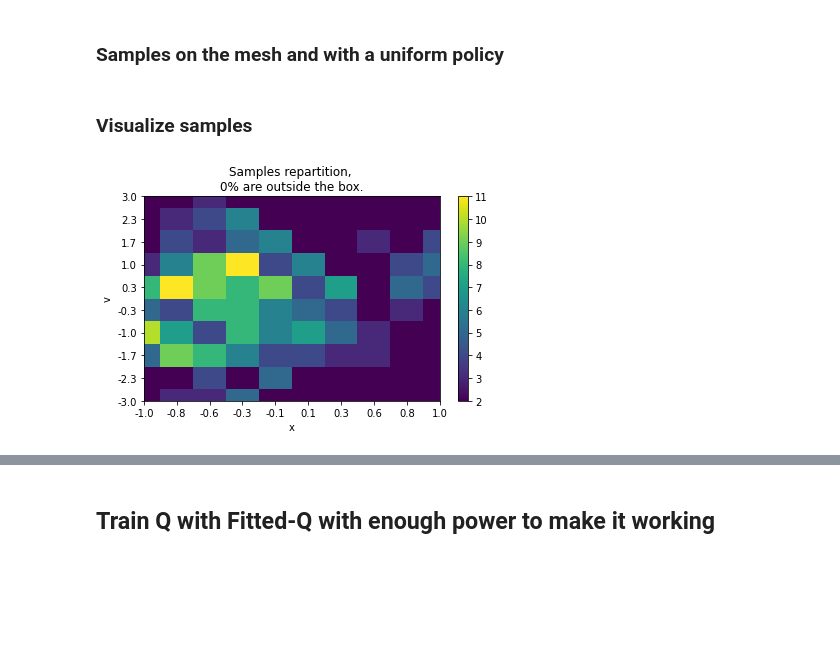
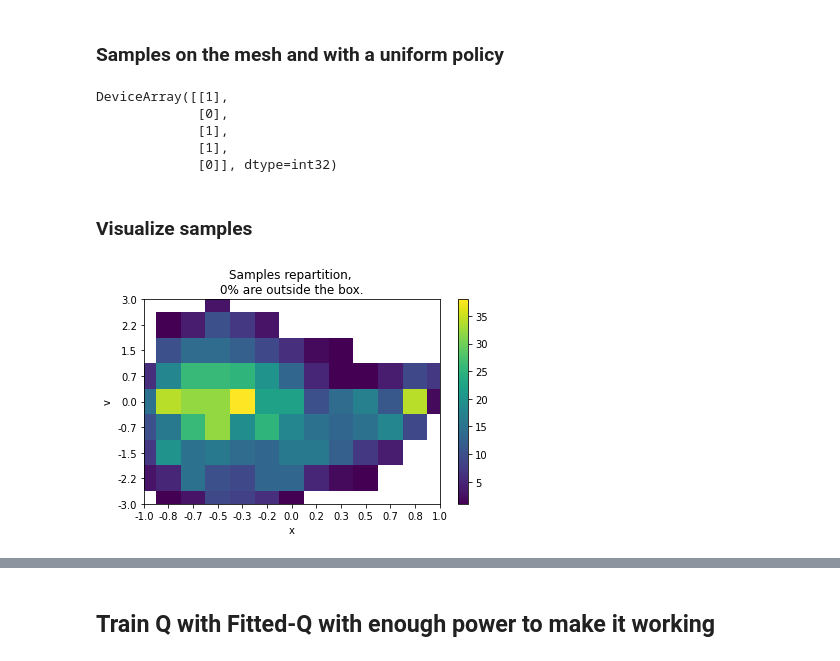
Before and after one commit to theovincent/PBO, a Jupyter notebook: pbo_car_on_hill.ipynb, the cells around one changed output, grey strips where cells are left out. Drawn from its saved outputs; the diff is of its cells as text; code cells hidden in the pictures; blank space fills up the shorter version.

```diff
--- a/pbo_car_on_hill.ipynb
+++ b/pbo_car_on_hill.ipynb
@@ -55,18 +54,20 @@ WARNING:absl:No GPU/TPU found, falling back to CPU. (Set TF_CPP_MIN_LOG_LEVEL=0
 # %%
 from pbo.environment.car_on_hill import CarOnHillEnv
 
+
 max_pos = 1.0
 max_velocity = 3.0
-margin = 0.01
-max_pos_margin = max_pos - margin
-max_velocity_margin = max_velocity - margin
+max_pos_margin = max_pos - state_x_margin
+max_velocity_margin = max_velocity - state_v_margin
+max_pos_margin_visu = max_pos - margin_visu
+max_velocity_margin_visu = max_velocity - margin_visu
 
-states_x_visu = jnp.linspace(-max_pos_margin, max_pos_margin, n_states_x_visu)
-boxes_x_size = (2 * max_pos_margin) / (n_states_x_visu - 1)
-states_x_boxes = (np.linspace(-max_pos_margin, max_pos_margin + boxes_x_size, n_states_x_visu + 1) - boxes_x_size / 2)
-states_v_visu = jnp.linspace(-max_velocity_margin, max_velocity_margin, n_states_v_visu)
-boxes_v_size = (2 * max_velocity_margin) / (n_states_v_visu - 1)
-states_v_boxes = (np.linspace(-max_velocity_margin, max_velocity_margin + boxes_v_size, n_states_v_visu + 1) - boxes_v_size / 2)
+states_x_visu = jnp.linspace(-max_pos_margin_visu, max_pos_margin_visu, n_states_x_visu)
+boxes_x_size = (2 * max_pos_margin_visu) / (n_states_x_visu - 1)
+states_x_boxes = (np.linspace(-max_pos_margin_visu, max_pos_margin_visu + boxes_x_size, n_states_x_visu + 1) - boxes_x_size / 2)
+states_v_visu = jnp.linspace(-max_velocity_margin_visu, max_velocity_margin_visu, n_states_v_visu)
+boxes_v_size = (2 * max_velocity_margin_visu) / (n_states_v_visu - 1)
+states_v_boxes = (np.linspace(-max_velocity_margin_visu, max_velocity_margin_visu + boxes_v_size, n_states_v_visu + 1) - boxes_v_size / 2)
 
 
 env = CarOnHillEnv(max_pos, max_velocity, gamma)
@@ -80,18 +81,10 @@ from pbo.sample_collection.replay_buffer import ReplayBuffer
 
 replay_buffer = ReplayBuffer()
 
-for state_x in jnp.linspace(-max_state_x, max_state_x, n_states_x):
-    for state_v in jnp.linspace(-max_state_v, max_state_v, n_states_v):
-        state = jnp.array([state_x, state_v])
+env.reset()
+for idx_sample in range(n_samples):
+    state = env.state
 
-        for action in jnp.arange(n_actions):
-            env.reset(state)
-            next_state, reward, absorbing, _ = env.step(jnp.array([action]))
-
-            replay_buffer.add(state, jnp.array([action]), reward, next_state, absorbing)
-
-env.reset()
-for idx_sample in range(n_uniform_samples):
     sample_key, key = jax.random.split(sample_key)
     if jax.random.uniform(key) > 0.5:
         action = jnp.array([0])
@@ -99,26 +92,35 @@ for idx_sample in range(n_uniform_samples):
         action = jnp.array([1])
     next_state, reward, absorbing, _ = env.step(action)
 
-    replay_buffer.add(env.state, action, reward, next_state, absorbing)
+    replay_buffer.add(state, action, reward, next_state, absorbing)
 
     if absorbing:
         sample_key, key = jax.random.split(sample_key)
         env.reset(jax.random.uniform(key, (2,), minval=jnp.array([-max_pos_margin, -max_velocity_margin]), maxval=jnp.array([max_pos_margin, max_velocity_margin])))
 
 replay_buffer.cast_to_jax_array()
+assert sum(replay_buffer.rewards == 1) > 0, "No positive reward has been sampled, please do something!"
+# %%
+replay_buffer.actions[(replay_buffer.rewards == 1).flatten()]
+# %% [output]
+DeviceArray([[1],
+             [0],
+             [1],
+             [1],
+             [0]], dtype=int32)
 # %% [markdown]
 ### Visualize samples
 # %%
 from pbo.sample_collection.count_samples import count_samples
 from pbo.utils.two_dimesions_mesh import TwoDimesionsMesh
 
 
-samples_count, n_outside_boxes = count_samples(replay_buffer.states[:, 0], replay_buffer.states[:, 1], states_x_boxes, states_v_boxes)
+samples_count, n_outside_boxes, rewards_count = count_samples(replay_buffer.states[:, 0], replay_buffer.states[:, 1], states_x_boxes, states_v_boxes, replay_buffer.rewards)
 samples_visu_mesh = TwoDimesionsMesh(states_x_visu, states_v_visu, sleeping_time=0, axis_equal=False)
 
 samples_visu_mesh.set_values(samples_count, zeros_to_nan=True)
 samples_visu_mesh.show(
     f"Samples repartition, \n{int(100 * n_outside_boxes / n_samples)}% are outside the box.", xlabel="x", ylabel="v"
 )
 # %% [output]
-[figure, old version]
+[figure, new version]
```
Also changed, not shown: parts of 18 cells of this notebook, 1 other file.
